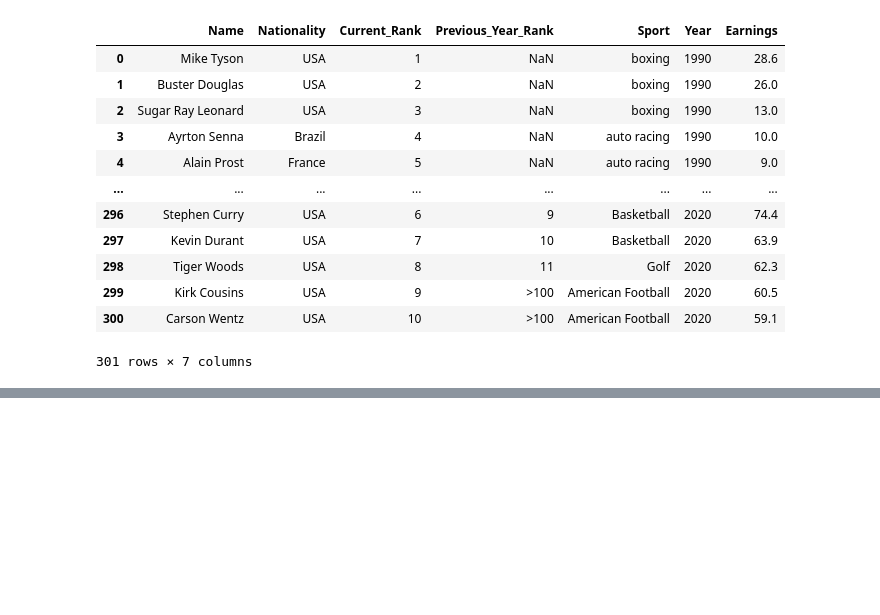
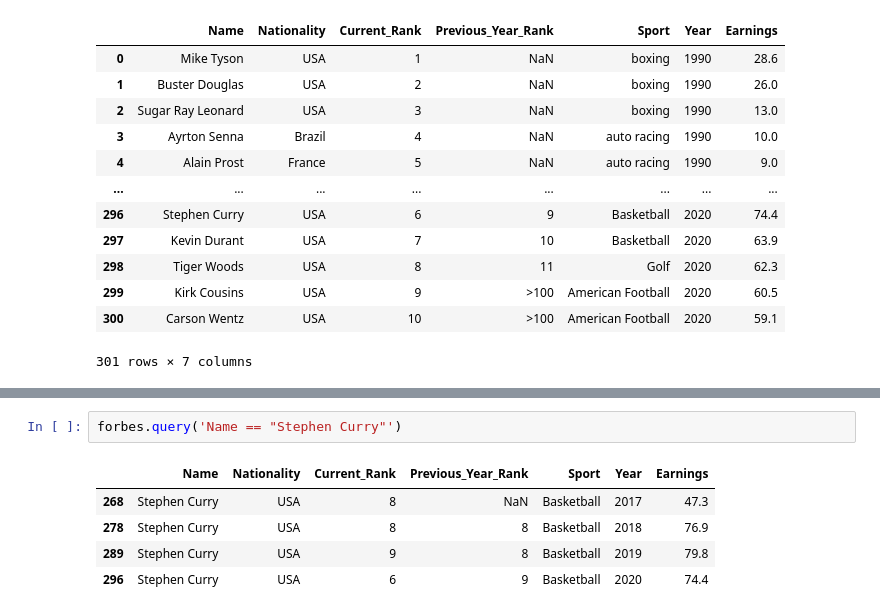
Before and after one commit to oscardbocanegra/udemy, a Jupyter notebook: analisis_datos/analisis_exploratorio.ipynb, the cells around one changed output, grey strips where cells are left out. Drawn from its saved outputs; the diff is of its cells as text; blank space fills up the shorter version.

```diff
--- a/analisis_datos/analisis_exploratorio.ipynb
+++ b/analisis_datos/analisis_exploratorio.ipynb
@@ -198,0 +248,8 @@ forbes
+# %%
+forbes.query('Name == "Stephen Curry"')
+# %% [output]
+|  | Name | Nationality | Current_Rank | Previous_Year_Rank | Sport | Year | Earnings |
+| 268 | Stephen Curry | USA | 8 | NaN | Basketball | 2017 | 47.3 |
+| 278 | Stephen Curry | USA | 8 | 8 | Basketball | 2018 | 76.9 |
+| 289 | Stephen Curry | USA | 9 | 8 | Basketball | 2019 | 79.8 |
+| 296 | Stephen Curry | USA | 6 | 9 | Basketball | 2020 | 74.4 |
```
Also changed, not shown: parts of 5 cells of this notebook.
